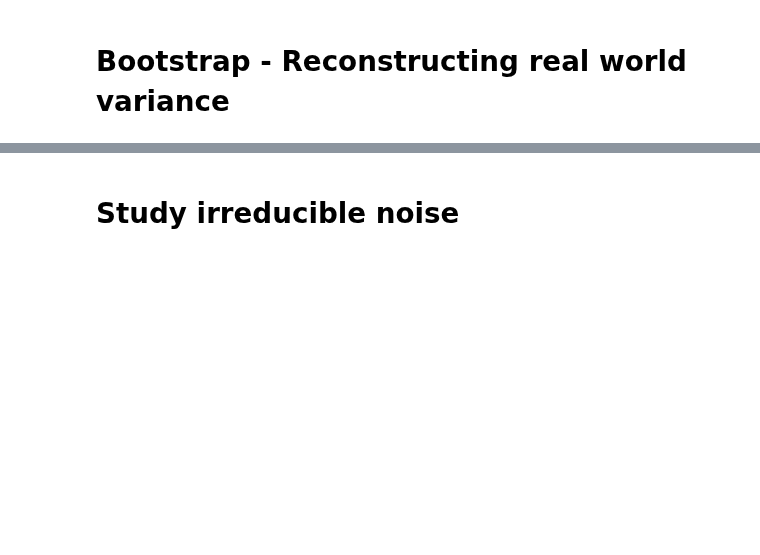
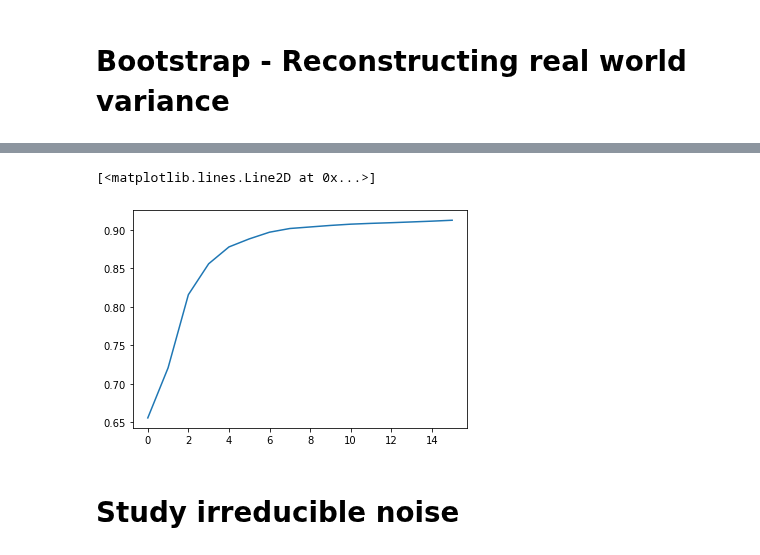
Before and after one commit to eoydvin/FYS-STK4155, a Jupyter notebook: Project_1/Exercise 2.ipynb, the cells around one changed output, grey strips where cells are left out. Saved outputs shown, nothing was run; the diff lists cells and outputs as text; code cells hidden in the pictures; blank space fills up the shorter version.

```diff
--- a/Project_1/Exercise 2.ipynb
+++ b/Project_1/Exercise 2.ipynb
@@ -217,3 +126,8 @@ plt.show()
+# %%
+plt.plot(predict_train_var_skl) # This one should be exponential, I cant explain why it isnt.
+# %% [output]
+[<matplotlib.lines.Line2D at 0x...>]
+[figure, added]
 # %% [markdown]
 # Study irreducible noise
 # %%
```
Also changed, not shown: parts of 21 cells of this notebook, 4 other files.
